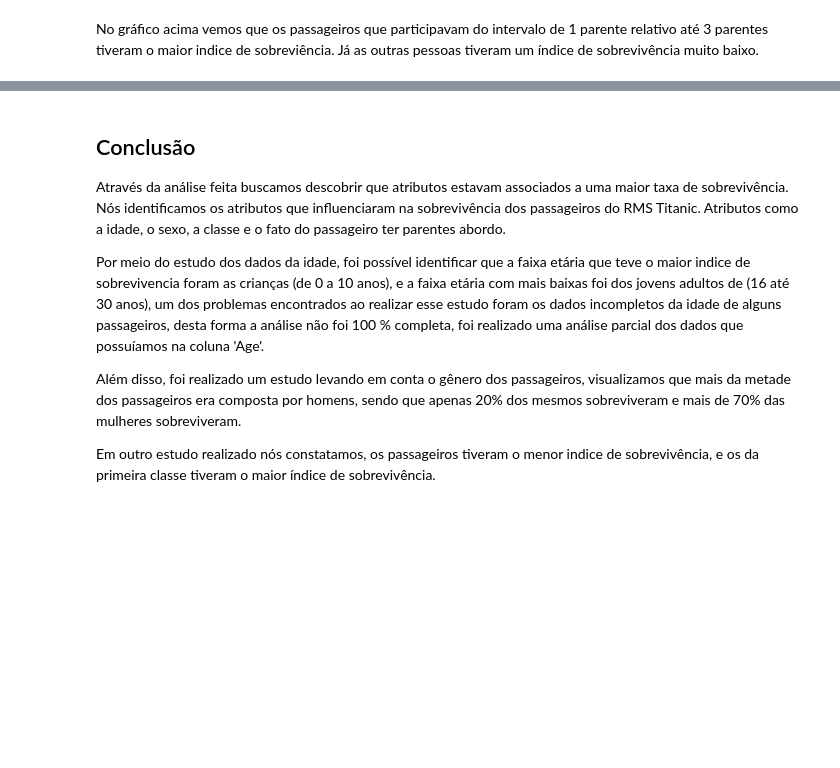
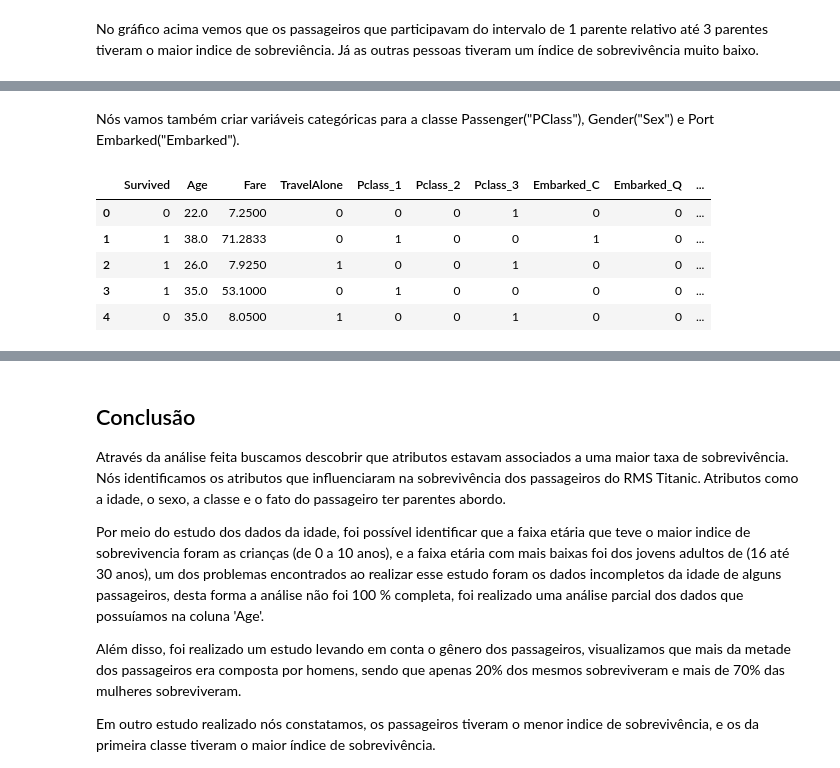
Before and after one commit to Cloker98/Titanic-Data-analysis-from-Disaster, a Jupyter notebook: projeto_ii.ipynb, the cells around one changed output, grey strips where cells are left out. Cells and saved outputs as stored; diff of their text form; code cells hidden in the pictures; blank space fills up the shorter version.

```diff
--- a/projeto_ii.ipynb
+++ b/projeto_ii.ipynb
@@ -754,0 +760,10 @@ No gráfico acima vemos que os passageiros que participavam do intervalo de 1 pa
+# %%
+# Abre outros arquivos CSVs
+#Leitura do arquivo CSV "train" para o DataFrame.
+train_df = pd.read_csv('train.csv')
+
+#Leitura do arquivo CSV "test" para o DataFrame.
+test_df = pd.read_csv('test.csv')
+
+#Leitura de algumas linhas do arquivo "train"
+train_df.head()
@@ -754,0 +791,19 @@ No gráfico acima vemos que os passageiros que participavam do intervalo de 1 pa
+# %% [markdown]
+Nós vamos também criar variáveis categóricas para a classe Passenger("PClass"), Gender("Sex") e Port Embarked("Embarked").
+# %%
+#Cria as variáveis categóricas e descarta algumas variáveis.
+training=pd.get_dummies(train_data, columns=["Pclass","Embarked","Sex"])
+training.drop('Sex_female', axis=1, inplace=True)
+training.drop('PassengerId', axis=1, inplace=True)
+training.drop('Name', axis=1, inplace=True)
+training.drop('Ticket', axis=1, inplace=True)
+
+final_train = training
+final_train.head()
+# %% [output]
+|  | Survived | Age | Fare | TravelAlone | Pclass_1 | Pclass_2 | Pclass_3 | Embarked_C | Embarked_Q | ... |
+| 0 | 0 | 22.0 | 7.2500 | 0 | 0 | 0 | 1 | 0 | 0 | ... |
+| 1 | 1 | 38.0 | 71.2833 | 0 | 1 | 0 | 0 | 1 | 0 | ... |
+| 2 | 1 | 26.0 | 7.9250 | 1 | 0 | 0 | 1 | 0 | 0 | ... |
+| 3 | 1 | 35.0 | 53.1000 | 0 | 1 | 0 | 0 | 0 | 0 | ... |
+| 4 | 0 | 35.0 | 8.0500 | 1 | 0 | 0 | 1 | 0 | 0 | ... |
```
Also changed, not shown: parts of 30 cells of this notebook.
